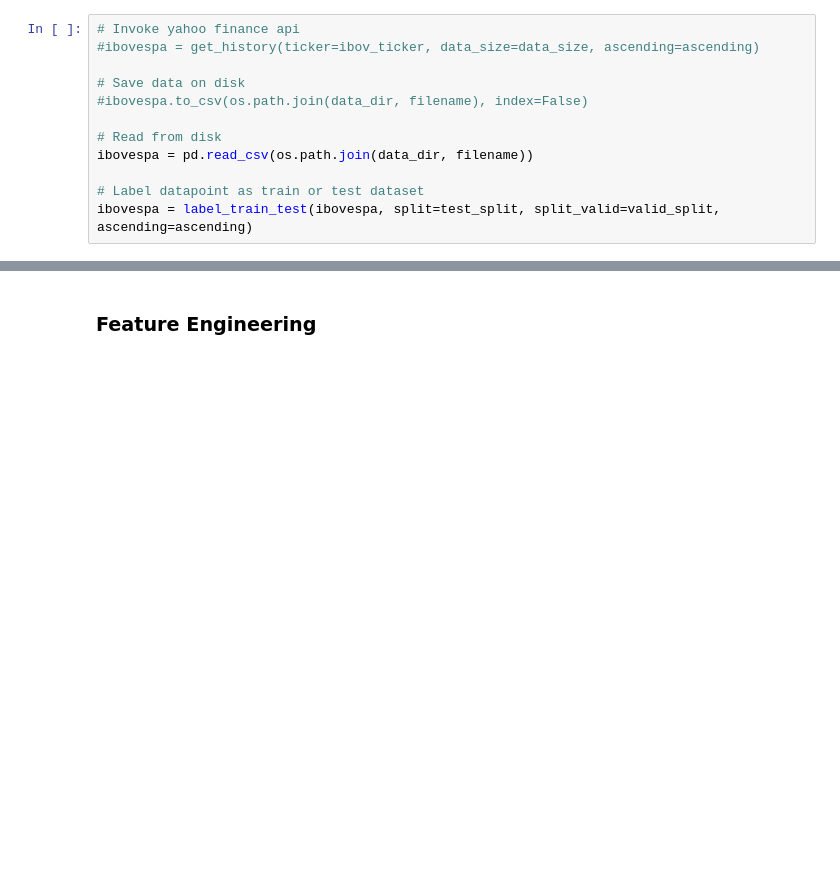
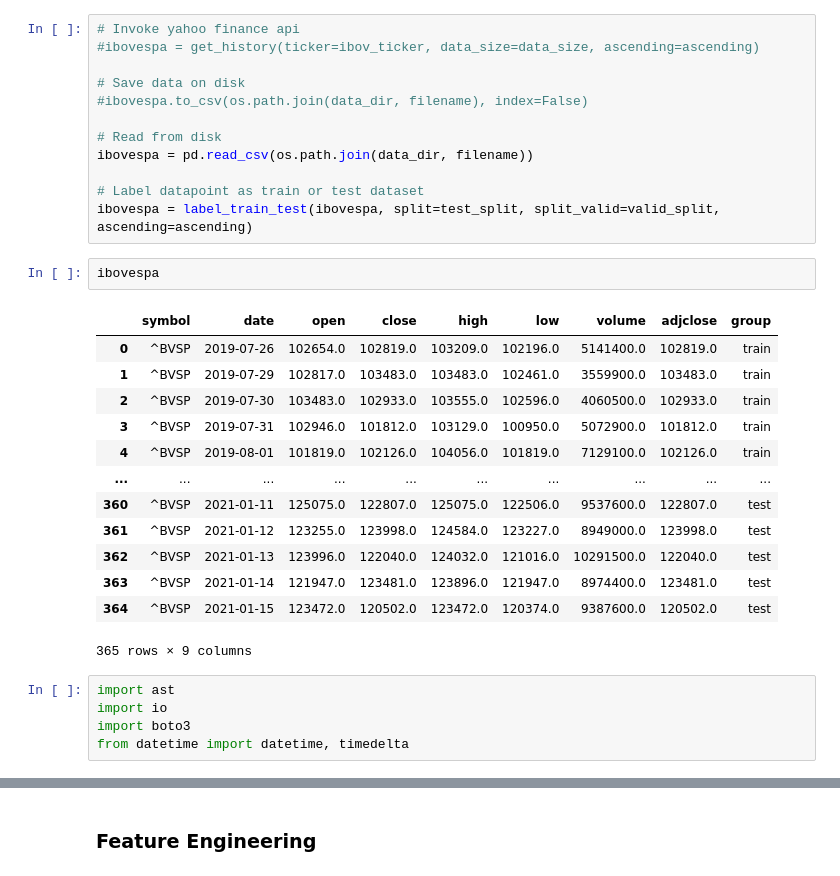
Before and after one commit to adelmofilho/BovespaStockPrediction, a Jupyter notebook: LocalModelling.ipynb, the cells around one changed output, grey strips where cells are left out. Saved outputs shown, nothing was run; the diff lists cells and outputs as text; blank space fills up the shorter version.

```diff
--- a/LocalModelling.ipynb
+++ b/LocalModelling.ipynb
@@ -55,3 +55,24 @@ ibovespa = pd.read_csv(os.path.join(data_dir, filename))
 
 # Label datapoint as train or test dataset
 ibovespa = label_train_test(ibovespa, split=test_split, split_valid=valid_split, ascending=ascending)
+# %%
+ibovespa
+# %% [output]
+|  | symbol | date | open | close | high | low | volume | adjclose | group |
+| 0 | ^BVSP | 2019-07-26 | 102654.0 | 102819.0 | 103209.0 | 102196.0 | 5141400.0 | 102819.0 | train |
+| 1 | ^BVSP | 2019-07-29 | 102817.0 | 103483.0 | 103483.0 | 102461.0 | 3559900.0 | 103483.0 | train |
+| 2 | ^BVSP | 2019-07-30 | 103483.0 | 102933.0 | 103555.0 | 102596.0 | 4060500.0 | 102933.0 | train |
+| 3 | ^BVSP | 2019-07-31 | 102946.0 | 101812.0 | 103129.0 | 100950.0 | 5072900.0 | 101812.0 | train |
+| 4 | ^BVSP | 2019-08-01 | 101819.0 | 102126.0 | 104056.0 | 101819.0 | 7129100.0 | 102126.0 | train |
+| ... | ... | ... | ... | ... | ... | ... | ... | ... | ... |
+| 360 | ^BVSP | 2021-01-11 | 125075.0 | 122807.0 | 125075.0 | 122506.0 | 9537600.0 | 122807.0 | test |
+| 361 | ^BVSP | 2021-01-12 | 123255.0 | 123998.0 | 124584.0 | 123227.0 | 8949000.0 | 123998.0 | test |
+| 362 | ^BVSP | 2021-01-13 | 123996.0 | 122040.0 | 124032.0 | 121016.0 | 10291500.0 | 122040.0 | test |
+| 363 | ^BVSP | 2021-01-14 | 121947.0 | 123481.0 | 123896.0 | 121947.0 | 8974400.0 | 123481.0 | test |
+| 364 | ^BVSP | 2021-01-15 | 123472.0 | 120502.0 | 123472.0 | 120374.0 | 9387600.0 | 120502.0 | test |
+365 rows × 9 columns
+# %%
+import ast
+import io
+import boto3
+from datetime import datetime, timedelta
```
Also changed, not shown: parts of 4 cells of this notebook, 7 other files.
